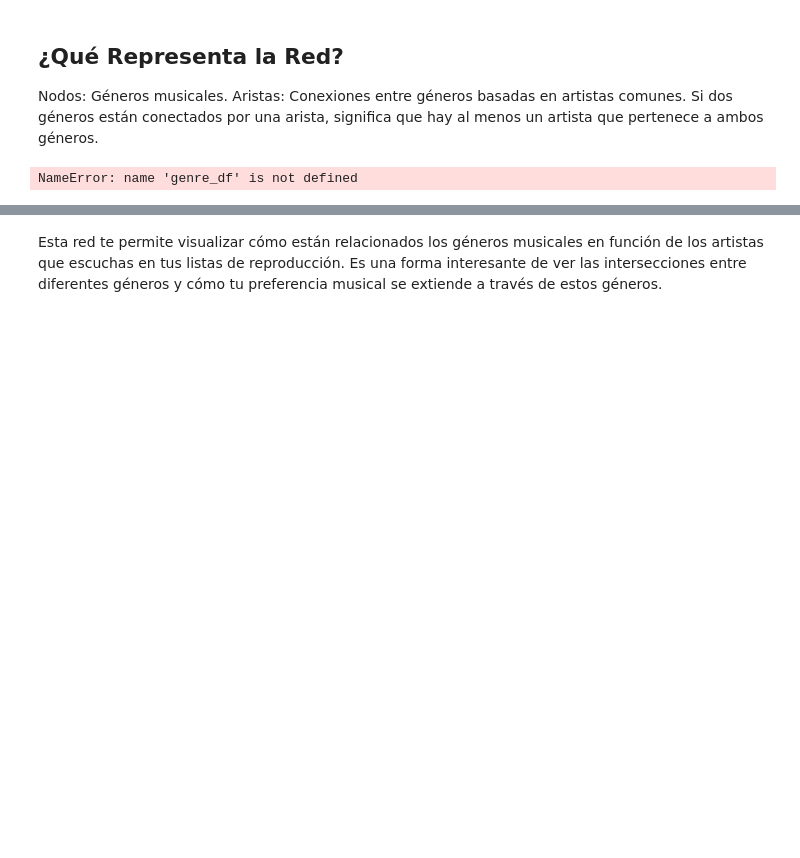
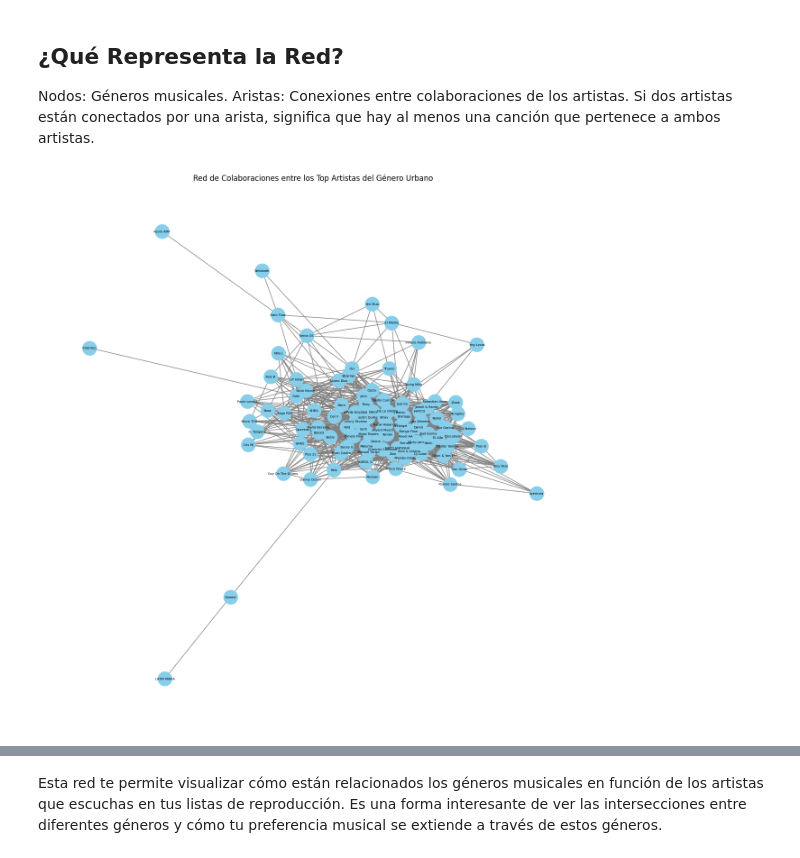
Before and after one commit to LuisMCota/networks, a Jupyter notebook: proyect_3/proyect_3.ipynb, the cells around one changed output, grey strips where cells are left out. Saved outputs shown, nothing was run; the diff lists cells and outputs as text; code cells hidden in the pictures; blank space fills up the shorter version.

```diff
--- a/proyect_3/proyect_3.ipynb
+++ b/proyect_3/proyect_3.ipynb
@@ -132,0 +74,5 @@ genre_df = pd.DataFrame(genre_edges, columns=['Genre1', 'Genre2'])
+# %%
+# Obtener más de 50 artistas principales del género urbano
+total_artists_to_fetch = 100
+urbano_artists = get_genre_artists(total_artists=total_artists_to_fetch)
+urbano_artists
@@ -132,0 +97,16 @@ genre_df = pd.DataFrame(genre_edges, columns=['Genre1', 'Genre2'])
+# %%
+# Obtener canciones y colaboraciones de los 10 primeros artistas del género urbano con paralelización
+data = []
+with ThreadPoolExecutor(max_workers=10) as executor:
+    future_to_artist = {executor.submit(get_tracks, artist['name']): artist for artist in urbano_artists}
+    for future in future_to_artist:
+        artist = future_to_artist[future]
+        tracks = future.result()
+        artist_data = get_collaborations_from_tracks(tracks, artist['id'], artist['name'], top_artist_ids)
+        data.extend(artist_data)
+
+# Crear el DataFrame con las canciones y colaboraciones filtradas
+tracks_df = pd.DataFrame(data)
+
+# Mostrar el DataFrame
+tracks_df
@@ -133,21 +127,18 @@ genre_df = pd.DataFrame(genre_edges, columns=['Genre1', 'Genre2'])
 # %% [markdown]
 ## ¿Qué Representa la Red?
 Nodos: Géneros musicales.
-Aristas: Conexiones entre géneros basadas en artistas comunes. Si dos géneros están conectados por una arista, significa que hay al menos un artista que pertenece a ambos géneros.
+Aristas: Conexiones entre colaboraciones de los artistas. Si dos artistas están conectados por una arista, significa que hay al menos una  canción que pertenece a ambos artistas.
 # %%
-# Crear un grafo vacío
+# Construir el grafo
 G = nx.Graph()
+for index, row in tracks_df.iterrows():
+    G.add_edge(row['artist_name'], row['collaborator_name'], track=row['track_name'])
 
-# Añadir nodos y aristas al grafo basados en las conexiones entre géneros
-for _, row in genre_df.iterrows():
-    G.add_node(row['Genre1'])
-    G.add_node(row['Genre2'])
-    G.add_edge(row['Genre1'], row['Genre2'])
-
-# Dibujar el grafo
+# Visualizar el grafo
 plt.figure(figsize=(12, 12))
-nx.draw(G, with_labels=True, node_size=50, node_color='blue', font_size=8, edge_color='gray')
-plt.title('Red de Géneros Musicales Basada en Artistas Comunes')
+pos = nx.spring_layout(G)
+nx.draw(G, pos, with_labels=True, node_size=500, node_color='skyblue', font_size=5, edge_color='gray')
+plt.title('Red de Colaboraciones entre los Top Artistas del Género Urbano')
 plt.show()
 # %% [output]
-NameError: name 'genre_df' is not defined
+[figure, added]
```
Also changed, not shown: parts of 28 cells of this notebook, 1 other file.
